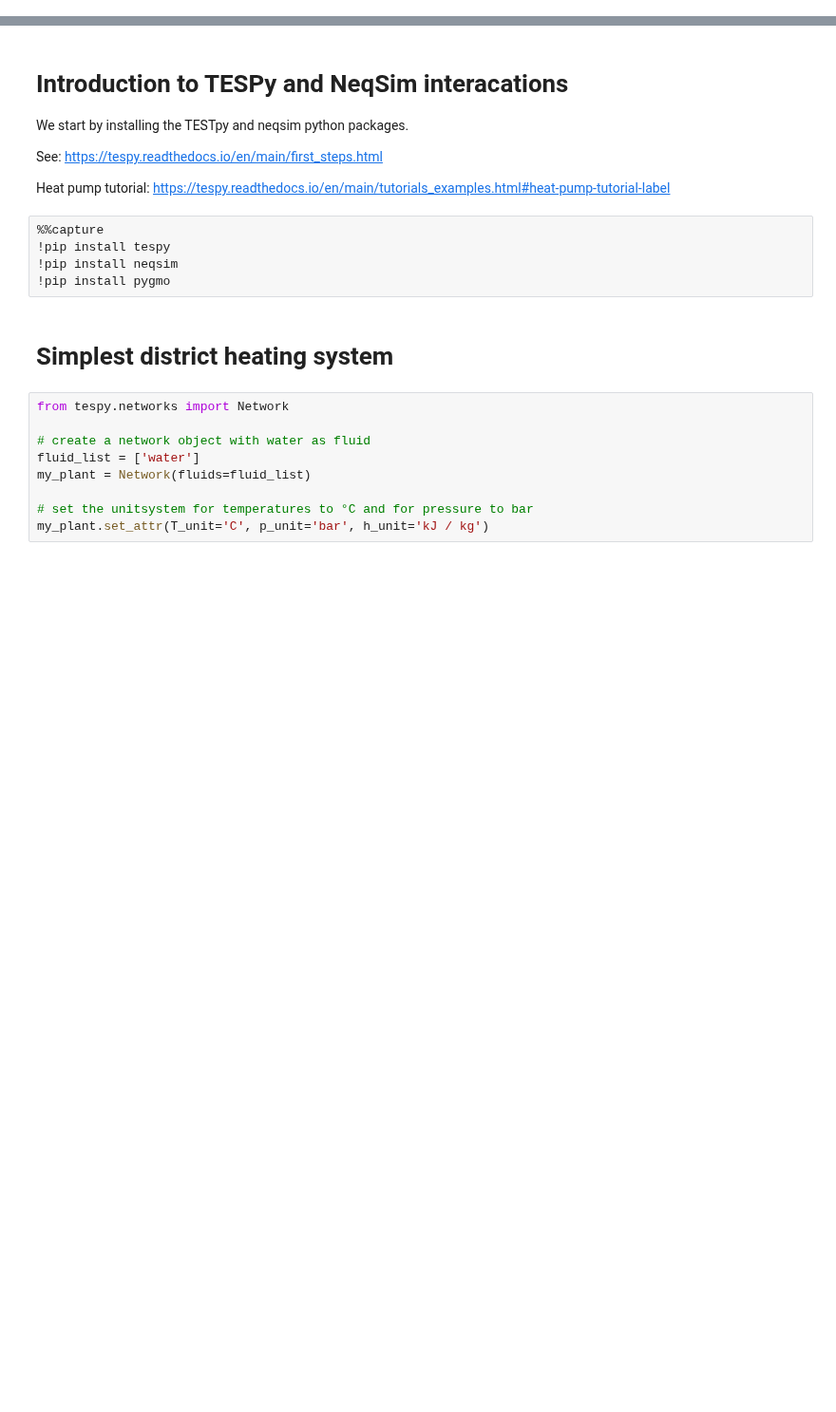
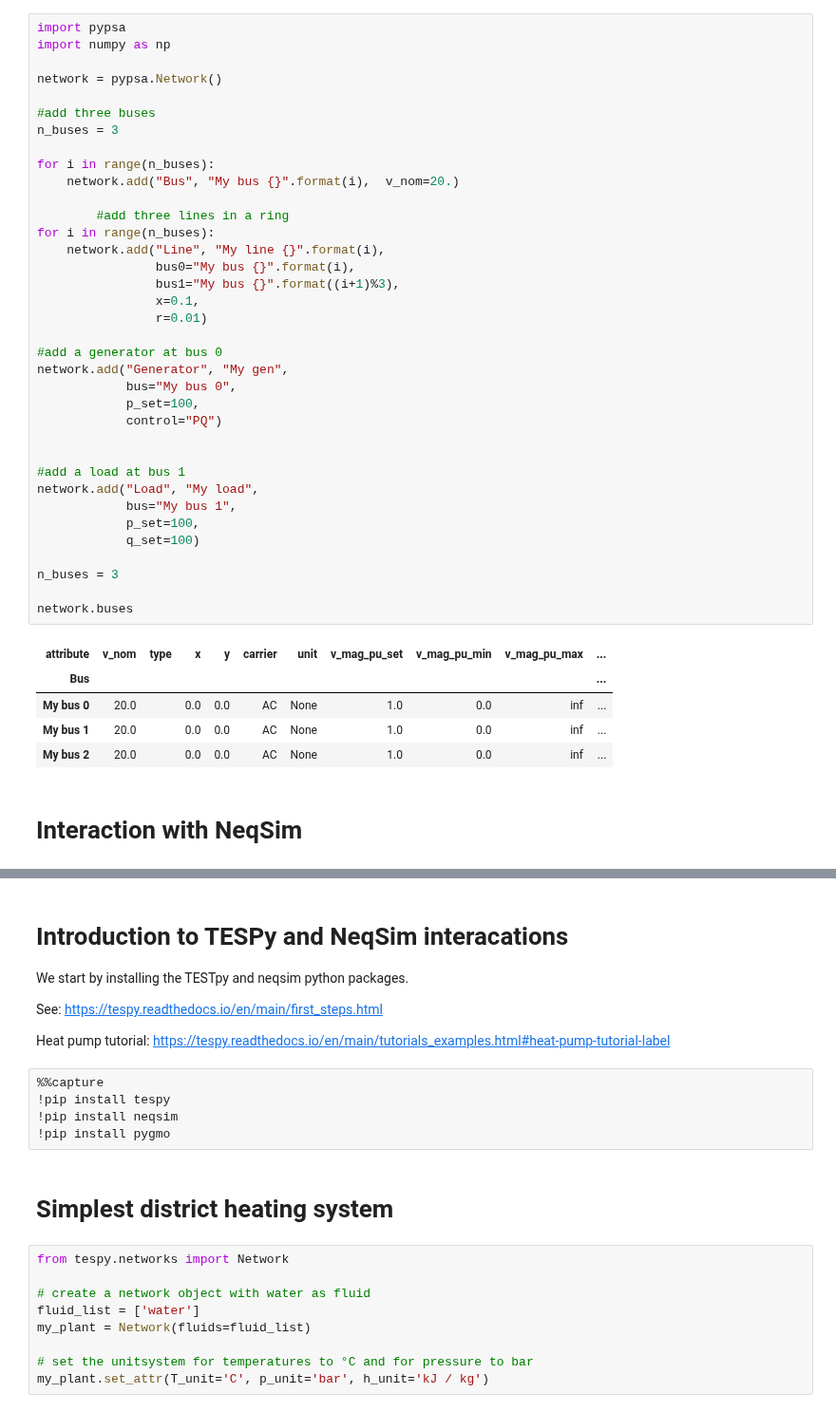
Before and after one commit to EvenSol/NeqSim-Colab, a Jupyter notebook: notebooks/energyopt/ThermalEnergyAndNeqSim.ipynb, the cells around one changed output, grey strips where cells are left out. Shown at 95% size. Drawn from its saved outputs; the diff is of its cells as text; blank space fills up the shorter version.

```diff
--- a/notebooks/energyopt/ThermalEnergyAndNeqSim.ipynb
+++ b/notebooks/energyopt/ThermalEnergyAndNeqSim.ipynb
@@ -2,0 +37,44 @@
+# %%
+import pypsa
+import numpy as np
+
+network = pypsa.Network()
+
+#add three buses
+n_buses = 3
+
+for i in range(n_buses):
+    network.add("Bus", "My bus {}".format(i),  v_nom=20.)
+
+        #add three lines in a ring
+for i in range(n_buses):
+    network.add("Line", "My line {}".format(i),
+                bus0="My bus {}".format(i),
+                bus1="My bus {}".format((i+1)%3),
+                x=0.1,
+                r=0.01)
+
+#add a generator at bus 0
+network.add("Generator", "My gen",
+            bus="My bus 0",
+            p_set=100,
+            control="PQ")
+
+
+#add a load at bus 1
+network.add("Load", "My load",
+            bus="My bus 1",
+            p_set=100,
+            q_set=100)
+
+n_buses = 3
+
+network.buses
+# %% [output]
+| attribute | v_nom | type | x | y | carrier | unit | v_mag_pu_set | v_mag_pu_min | v_mag_pu_max | ... |
+| Bus |  |  |  |  |  |  |  |  |  | ... |
+| My bus 0 | 20.0 |  | 0.0 | 0.0 | AC | None | 1.0 | 0.0 | inf | ... |
+| My bus 1 | 20.0 |  | 0.0 | 0.0 | AC | None | 1.0 | 0.0 | inf | ... |
+| My bus 2 | 20.0 |  | 0.0 | 0.0 | AC | None | 1.0 | 0.0 | inf | ... |
+# %% [markdown]
+# Interaction with NeqSim
```
Also changed, not shown: parts of 4 cells of this notebook.
